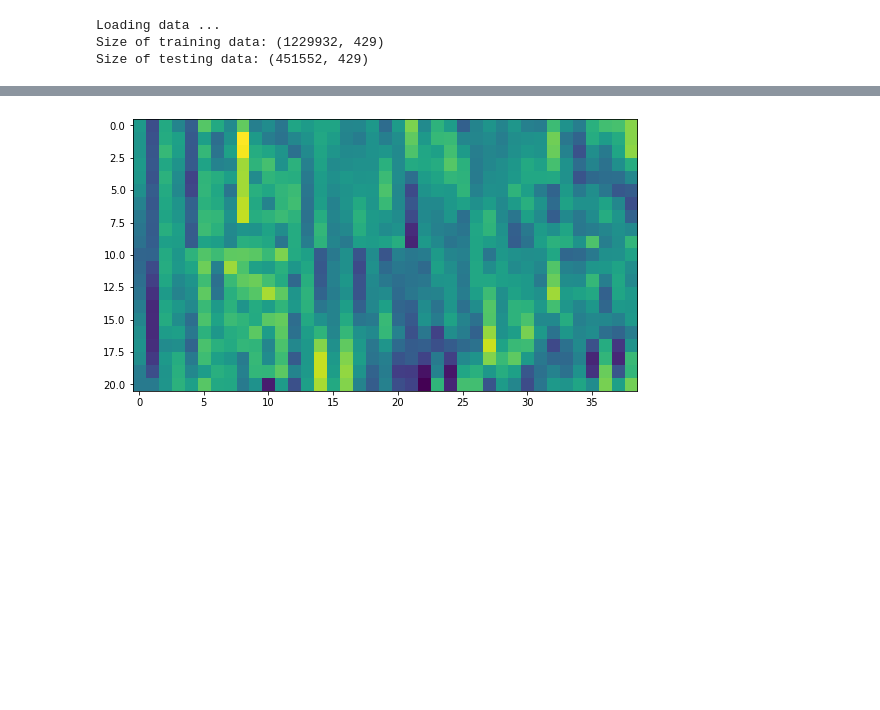
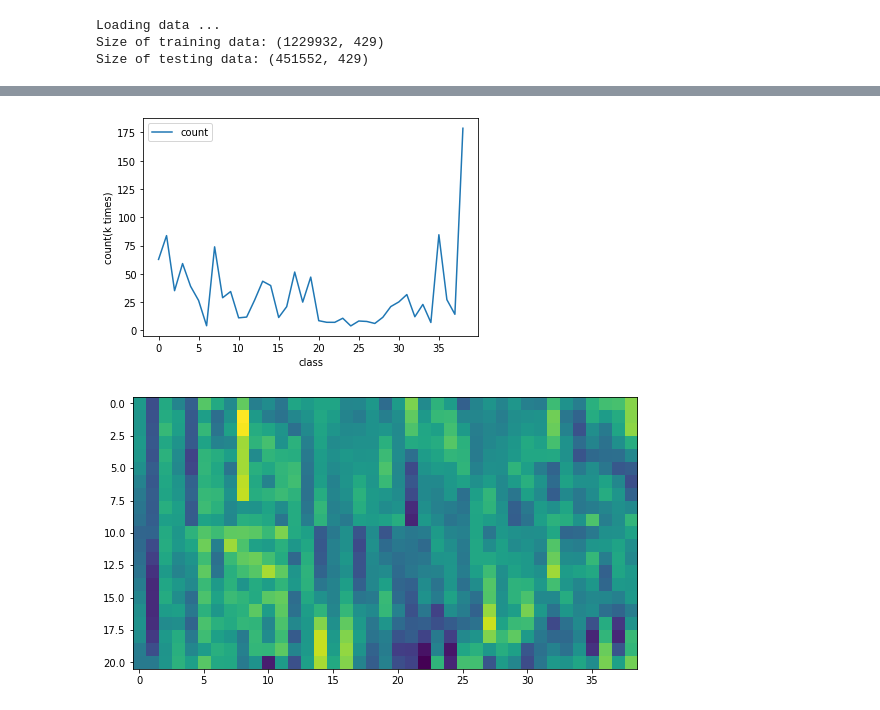
Before and after one commit to fockspaces/ML2021spring, a Jupyter notebook: HW2 Phoneme Classification/FC.ipynb, the cells around one changed output, grey strips where cells are left out. Saved outputs shown, nothing was run; the diff lists cells and outputs as text; code cells hidden in the pictures; blank space fills up the shorter version.

```diff
--- a/HW2 Phoneme Classification/FC.ipynb
+++ b/HW2 Phoneme Classification/FC.ipynb
@@ -59,0 +87,5 @@ Size of testing data: (451552, 429)
+# %%
+import pandas as pd
+df = pd.read_csv("/content/distribution.csv")
+df['count'] = df['count'] / 1000
+df.head()
@@ -60,3 +99,11 @@ Size of testing data: (451552, 429)
+# %%
+import matplotlib.pyplot as plt
+df.plot(x="id", y="count")
+plt.xlabel('class')
+plt.ylabel('count(k times)')
+plt.show()
+# %% [output]
+[figure, added]
 # %%
 def sample(data, stride):
   base = data.copy()
```
Also changed, not shown: parts of 6 cells of this notebook.
